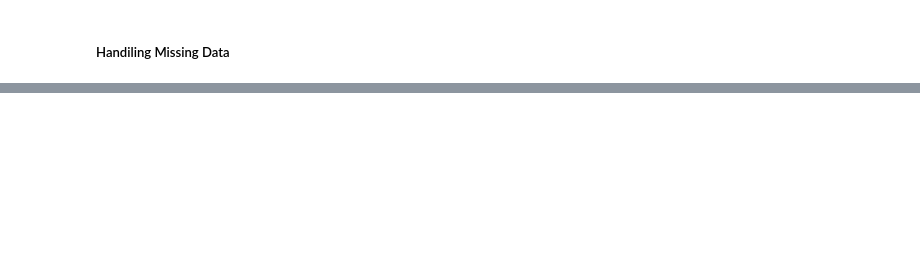
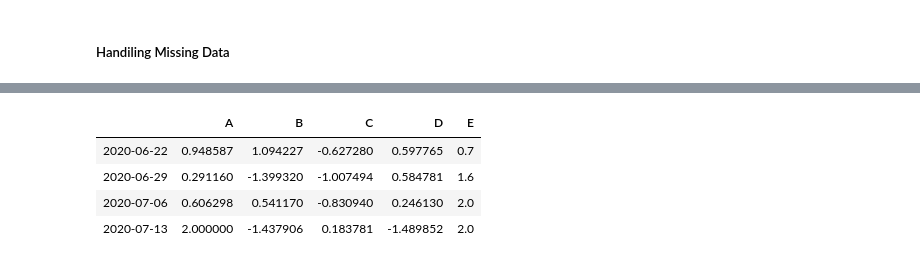
Before and after one commit to dsreenat/sperloon, a Jupyter notebook: Python Pandas.ipynb, the cells around one changed output, grey strips where cells are left out. Saved outputs shown, nothing was run; the diff lists cells and outputs as text; code cells hidden in the pictures; blank space fills up the shorter version.

```diff
--- a/Python Pandas.ipynb
+++ b/Python Pandas.ipynb
@@ -367,0 +406,10 @@ train.loc[pd.isna(train.Outlet_Size),['Outlet_Size']] = "Small"
+# %%
+#replacing all null values
+df4_copy.fillna(value=2.0,inplace=True)
+df4_copy
+# %% [output]
+|  | A | B | C | D | E |
+| 2020-06-22 | 0.948587 | 1.094227 | -0.627280 | 0.597765 | 0.7 |
+| 2020-06-29 | 0.291160 | -1.399320 | -1.007494 | 0.584781 | 1.6 |
+| 2020-07-06 | 0.606298 | 0.541170 | -0.830940 | 0.246130 | 2.0 |
+| 2020-07-13 | 2.000000 | -1.437906 | 0.183781 | -1.489852 | 2.0 |
```
Also changed, not shown: parts of 36 cells of this notebook.
